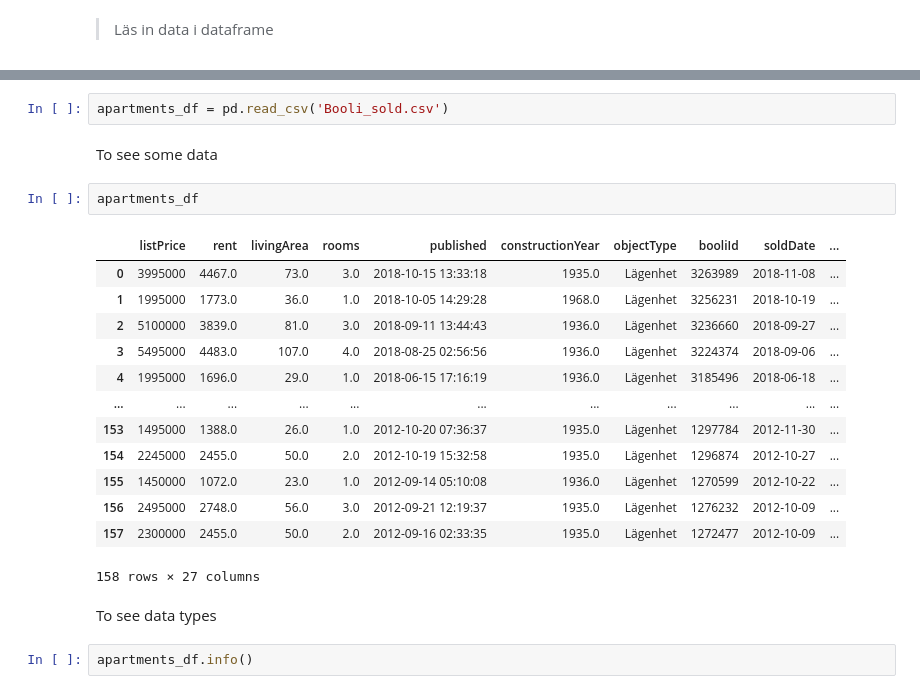
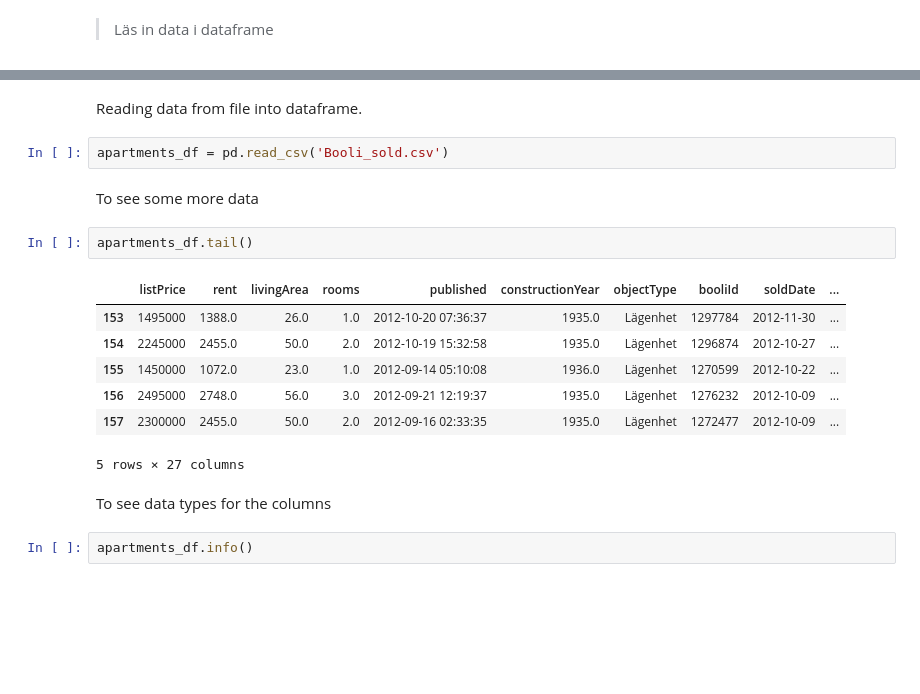
Before and after one commit to totatorbj/su-mt4007, a Jupyter notebook: HW2/HW2_investigation.ipynb, the cells around one changed output, grey strips where cells are left out. Cells and saved outputs as stored; diff of their text form; blank space fills up the shorter version.

```diff
--- a/HW2/HW2_investigation.ipynb
+++ b/HW2/HW2_investigation.ipynb
@@ -17,25 +19,21 @@ To read data from file, it is to be noted that the delimiter is comma, (,), so t
+# %% [markdown]
+Reading data from file into dataframe.
 # %%
 apartments_df = pd.read_csv('Booli_sold.csv')
-# %% [markdown]
-To see some data
+# %% [markdown]
+To see some more data
 # %%
-apartments_df
+apartments_df.tail()
 # %% [output]
 |  | listPrice | rent | livingArea | rooms | published | constructionYear | objectType | booliId | soldDate | ... |
-| 0 | 3995000 | 4467.0 | 73.0 | 3.0 | 2018-10-15 13:33:18 | 1935.0 | Lägenhet | 3263989 | 2018-11-08 | ... |
-| 1 | 1995000 | 1773.0 | 36.0 | 1.0 | 2018-10-05 14:29:28 | 1968.0 | Lägenhet | 3256231 | 2018-10-19 | ... |
-| 2 | 5100000 | 3839.0 | 81.0 | 3.0 | 2018-09-11 13:44:43 | 1936.0 | Lägenhet | 3236660 | 2018-09-27 | ... |
-| 3 | 5495000 | 4483.0 | 107.0 | 4.0 | 2018-08-25 02:56:56 | 1936.0 | Lägenhet | 3224374 | 2018-09-06 | ... |
-| 4 | 1995000 | 1696.0 | 29.0 | 1.0 | 2018-06-15 17:16:19 | 1936.0 | Lägenhet | 3185496 | 2018-06-18 | ... |
-| ... | ... | ... | ... | ... | ... | ... | ... | ... | ... | ... |
 | 153 | 1495000 | 1388.0 | 26.0 | 1.0 | 2012-10-20 07:36:37 | 1935.0 | Lägenhet | 1297784 | 2012-11-30 | ... |
 | 154 | 2245000 | 2455.0 | 50.0 | 2.0 | 2012-10-19 15:32:58 | 1935.0 | Lägenhet | 1296874 | 2012-10-27 | ... |
 | 155 | 1450000 | 1072.0 | 23.0 | 1.0 | 2012-09-14 05:10:08 | 1936.0 | Lägenhet | 1270599 | 2012-10-22 | ... |
 | 156 | 2495000 | 2748.0 | 56.0 | 3.0 | 2012-09-21 12:19:37 | 1935.0 | Lägenhet | 1276232 | 2012-10-09 | ... |
 | 157 | 2300000 | 2455.0 | 50.0 | 2.0 | 2012-09-16 02:33:35 | 1935.0 | Lägenhet | 1272477 | 2012-10-09 | ... |
-158 rows × 27 columns
+5 rows × 27 columns
-# %% [markdown]
-To see data types
+# %% [markdown]
+To see data types for the columns
 # %%
 apartments_df.info()
 # %% [output]
```
Also changed, not shown: parts of 29 cells of this notebook, 4 other files.
